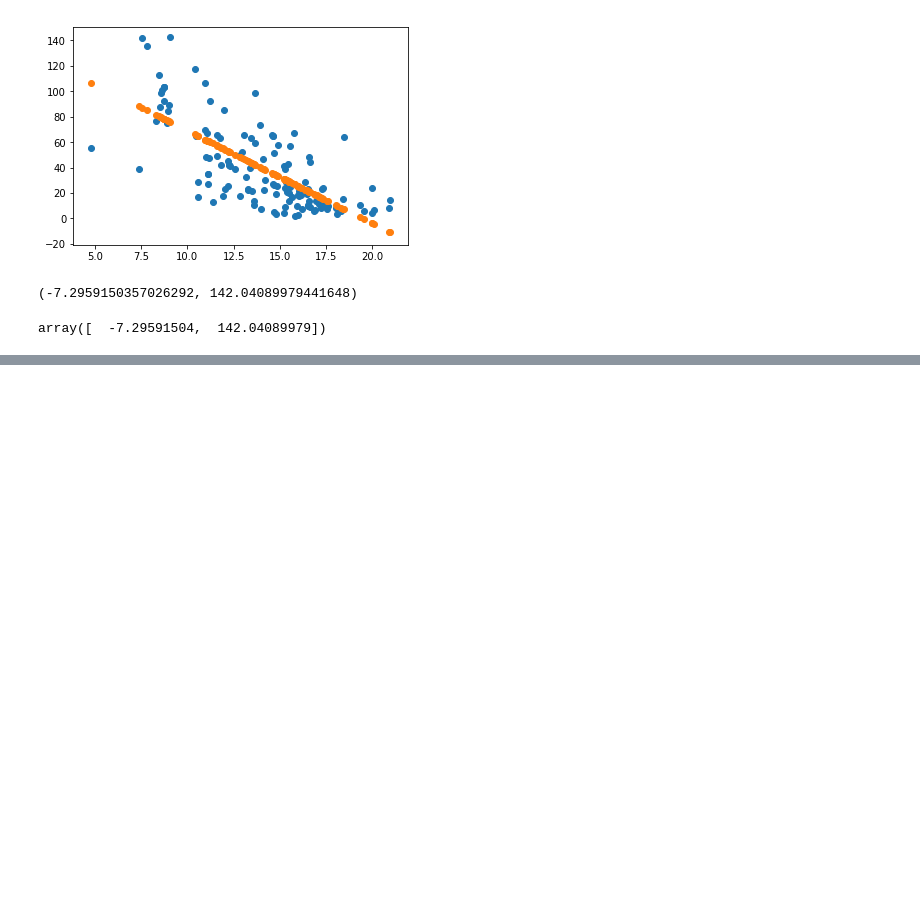
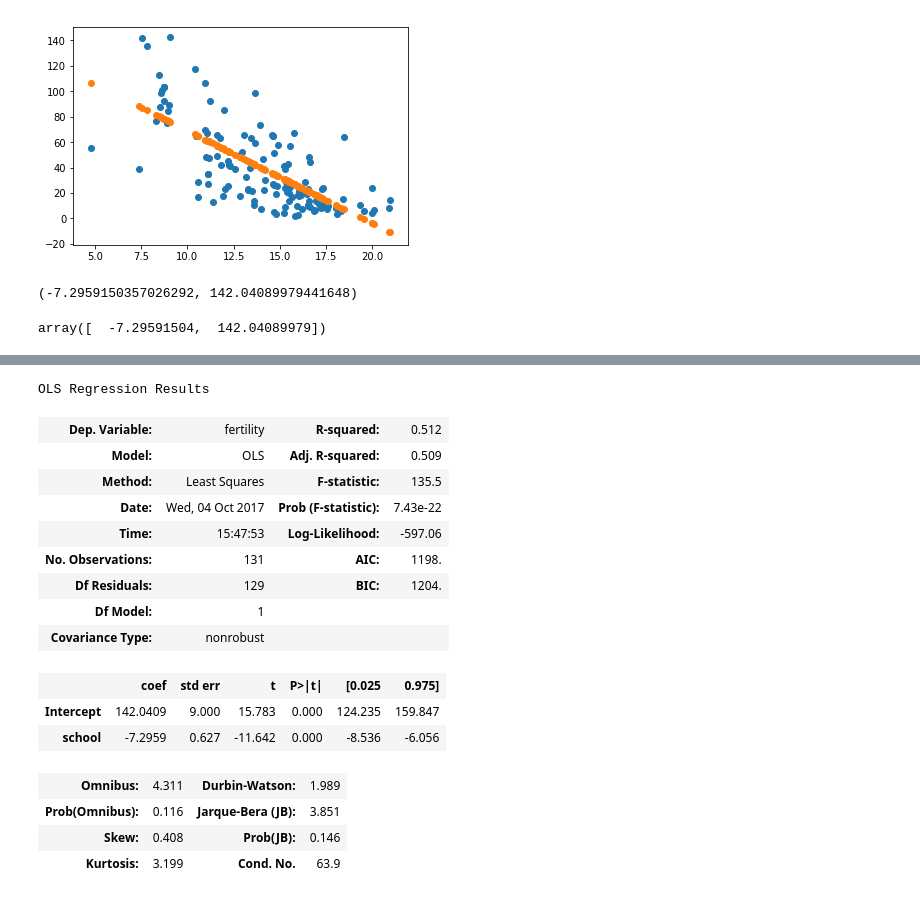
Before and after one commit to matthew-brett/les-pilot, a Jupyter notebook: on_correlation.ipynb, the cells around one changed output, grey strips where cells are left out. Drawn from its saved outputs; the diff is of its cells as text; code cells hidden in the pictures; blank space fills up the shorter version.

```diff
--- a/on_correlation.ipynb
+++ b/on_correlation.ipynb
@@ -301,0 +348,21 @@ array([  -7.29591504,  142.04089979])
+# %%
+fit = mod.fit()
+fit.summary()
+# %% [output]
+OLS Regression Results
+| Dep. Variable: | fertility | R-squared: | 0.512 |
+| Model: | OLS | Adj. R-squared: | 0.509 |
+| Method: | Least Squares | F-statistic: | 135.5 |
+| Date: | Wed, 04 Oct 2017 | Prob (F-statistic): | 7.43e-22 |
+| Time: | 15:47:53 | Log-Likelihood: | -597.06 |
+| No. Observations: | 131 | AIC: | 1198. |
+| Df Residuals: | 129 | BIC: | 1204. |
+| Df Model: | 1 |  |  |
+| Covariance Type: | nonrobust |  |  |
+|  | coef | std err | t | P>|t| | [0.025 | 0.975] |
+| Intercept | 142.0409 | 9.000 | 15.783 | 0.000 | 124.235 | 159.847 |
+| school | -7.2959 | 0.627 | -11.642 | 0.000 | -8.536 | -6.056 |
+| Omnibus: | 4.311 | Durbin-Watson: | 1.989 |
+| Prob(Omnibus): | 0.116 | Jarque-Bera (JB): | 3.851 |
+| Skew: | 0.408 | Prob(JB): | 0.146 |
+| Kurtosis: | 3.199 | Cond. No. | 63.9 |
```
Also changed, not shown: parts of 12 cells of this notebook, 2 other files.
